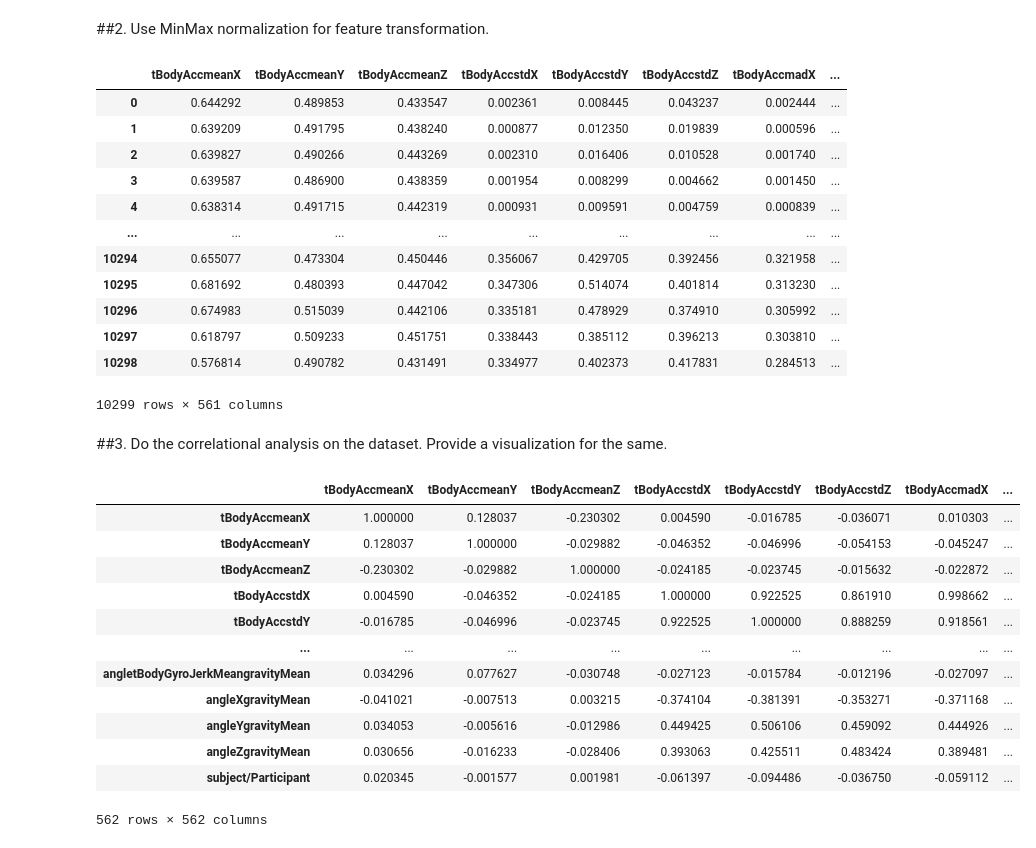
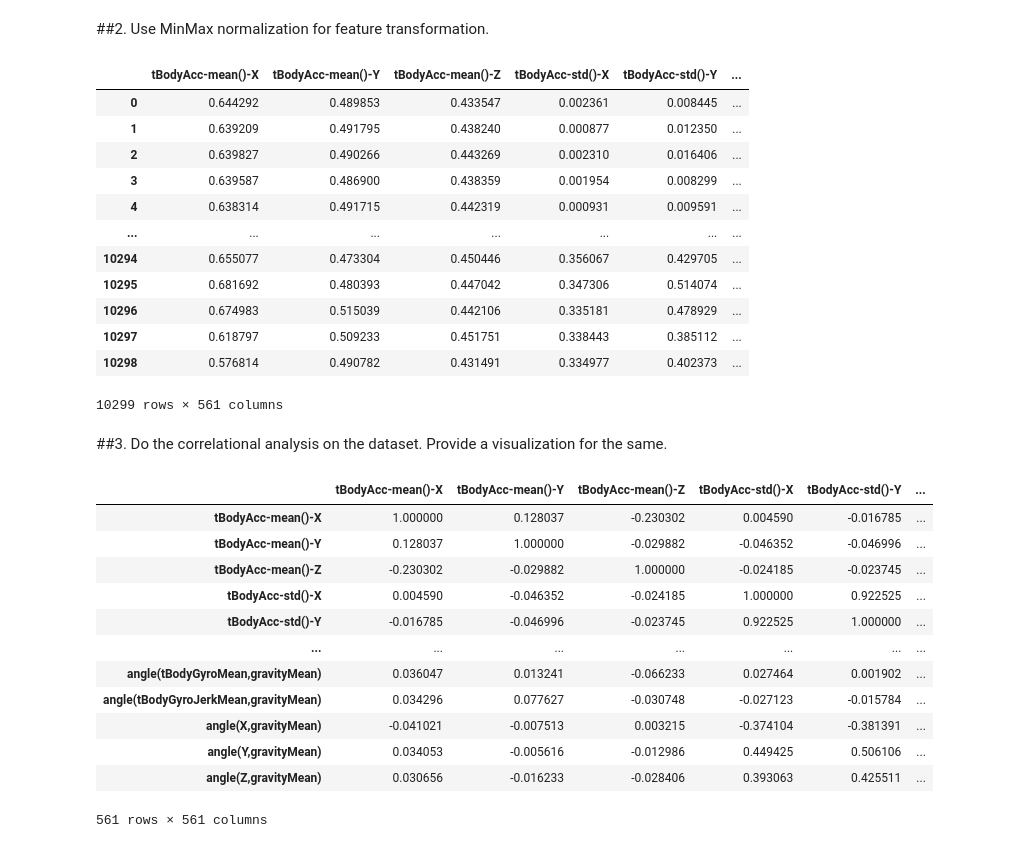
Before and after one commit to mshamesh/HumanActivityRecognition, a Jupyter notebook: Smartphones_assignment.ipynb, the cells around one changed output. Saved outputs shown, nothing was run; the diff lists cells and outputs as text; code cells hidden in the pictures.

```diff
--- a/Smartphones_assignment.ipynb
+++ b/Smartphones_assignment.ipynb
@@ -25,7 +52,7 @@ Drive already mounted at /content/drive; to attempt to forcibly remount, call dr
 # %%
 #To read data from data set
 
-activity_data = pd.read_csv("/content/drive/MyDrive/Human_activity_Dataset (1).csv")
+activity_data = pd.read_csv("/content/drive/MyDrive/Human_activity_Dataset.csv")
 activity_data.head(2)
 # %% [output]
 |  | tBodyAcc-mean()-X | tBodyAcc-mean()-Y | tBodyAcc-mean()-Z | tBodyAcc-std()-X | tBodyAcc-std()-Y | ... |
@@ -312,39 +340,39 @@ activity_data_copy.drop(
 normalized_df=(activity_data_copy-activity_data_copy.min())/(activity_data_copy.max()-activity_data_copy.min())
 normalized_df
 # %% [output]
-|  | tBodyAccmeanX | tBodyAccmeanY | tBodyAccmeanZ | tBodyAccstdX | tBodyAccstdY | tBodyAccstdZ | tBodyAccmadX | ... |
-| 0 | 0.644292 | 0.489853 | 0.433547 | 0.002361 | 0.008445 | 0.043237 | 0.002444 | ... |
-| 1 | 0.639209 | 0.491795 | 0.438240 | 0.000877 | 0.012350 | 0.019839 | 0.000596 | ... |
-| 2 | 0.639827 | 0.490266 | 0.443269 | 0.002310 | 0.016406 | 0.010528 | 0.001740 | ... |
-| 3 | 0.639587 | 0.486900 | 0.438359 | 0.001954 | 0.008299 | 0.004662 | 0.001450 | ... |
-| 4 | 0.638314 | 0.491715 | 0.442319 | 0.000931 | 0.009591 | 0.004759 | 0.000839 | ... |
-| ... | ... | ... | ... | ... | ... | ... | ... | ... |
-| 10294 | 0.655077 | 0.473304 | 0.450446 | 0.356067 | 0.429705 | 0.392456 | 0.321958 | ... |
-| 10295 | 0.681692 | 0.480393 | 0.447042 | 0.347306 | 0.514074 | 0.401814 | 0.313230 | ... |
-| 10296 | 0.674983 | 0.515039 | 0.442106 | 0.335181 | 0.478929 | 0.374910 | 0.305992 | ... |
-| 10297 | 0.618797 | 0.509233 | 0.451751 | 0.338443 | 0.385112 | 0.396213 | 0.303810 | ... |
-| 10298 | 0.576814 | 0.490782 | 0.431491 | 0.334977 | 0.402373 | 0.417831 | 0.284513 | ... |
+|  | tBodyAcc-mean()-X | tBodyAcc-mean()-Y | tBodyAcc-mean()-Z | tBodyAcc-std()-X | tBodyAcc-std()-Y | ... |
+| 0 | 0.644292 | 0.489853 | 0.433547 | 0.002361 | 0.008445 | ... |
+| 1 | 0.639209 | 0.491795 | 0.438240 | 0.000877 | 0.012350 | ... |
+| 2 | 0.639827 | 0.490266 | 0.443269 | 0.002310 | 0.016406 | ... |
+| 3 | 0.639587 | 0.486900 | 0.438359 | 0.001954 | 0.008299 | ... |
+| 4 | 0.638314 | 0.491715 | 0.442319 | 0.000931 | 0.009591 | ... |
+| ... | ... | ... | ... | ... | ... | ... |
+| 10294 | 0.655077 | 0.473304 | 0.450446 | 0.356067 | 0.429705 | ... |
+| 10295 | 0.681692 | 0.480393 | 0.447042 | 0.347306 | 0.514074 | ... |
+| 10296 | 0.674983 | 0.515039 | 0.442106 | 0.335181 | 0.478929 | ... |
+| 10297 | 0.618797 | 0.509233 | 0.451751 | 0.338443 | 0.385112 | ... |
+| 10298 | 0.576814 | 0.490782 | 0.431491 | 0.334977 | 0.402373 | ... |
 10299 rows × 561 columns
 # %% [markdown]
 ##3. Do the correlational analysis on the dataset. Provide a visualization for the same.
 # %%
 # To calculate correlation between varables
 
-activity_data.corr()
+normalized_df.corr()
 # %% [output]
-|  | tBodyAccmeanX | tBodyAccmeanY | tBodyAccmeanZ | tBodyAccstdX | tBodyAccstdY | tBodyAccstdZ | tBodyAccmadX | ... |
-| tBodyAccmeanX | 1.000000 | 0.128037 | -0.230302 | 0.004590 | -0.016785 | -0.036071 | 0.010303 | ... |
-| tBodyAccmeanY | 0.128037 | 1.000000 | -0.029882 | -0.046352 | -0.046996 | -0.054153 | -0.045247 | ... |
-| tBodyAccmeanZ | -0.230302 | -0.029882 | 1.000000 | -0.024185 | -0.023745 | -0.015632 | -0.022872 | ... |
-| tBodyAccstdX | 0.004590 | -0.046352 | -0.024185 | 1.000000 | 0.922525 | 0.861910 | 0.998662 | ... |
-| tBodyAccstdY | -0.016785 | -0.046996 | -0.023745 | 0.922525 | 1.000000 | 0.888259 | 0.918561 | ... |
-| ... | ... | ... | ... | ... | ... | ... | ... | ... |
-| angletBodyGyroJerkMeangravityMean | 0.034296 | 0.077627 | -0.030748 | -0.027123 | -0.015784 | -0.012196 | -0.027097 | ... |
-| angleXgravityMean | -0.041021 | -0.007513 | 0.003215 | -0.374104 | -0.381391 | -0.353271 | -0.371168 | ... |
-| angleYgravityMean | 0.034053 | -0.005616 | -0.012986 | 0.449425 | 0.506106 | 0.459092 | 0.444926 | ... |
-| angleZgravityMean | 0.030656 | -0.016233 | -0.028406 | 0.393063 | 0.425511 | 0.483424 | 0.389481 | ... |
-| subject/Participant | 0.020345 | -0.001577 | 0.001981 | -0.061397 | -0.094486 | -0.036750 | -0.059112 | ... |
+|  | tBodyAcc-mean()-X | tBodyAcc-mean()-Y | tBodyAcc-mean()-Z | tBodyAcc-std()-X | tBodyAcc-std()-Y | ... |
+| tBodyAcc-mean()-X | 1.000000 | 0.128037 | -0.230302 | 0.004590 | -0.016785 | ... |
+| tBodyAcc-mean()-Y | 0.128037 | 1.000000 | -0.029882 | -0.046352 | -0.046996 | ... |
+| tBodyAcc-mean()-Z | -0.230302 | -0.029882 | 1.000000 | -0.024185 | -0.023745 | ... |
+| tBodyAcc-std()-X | 0.004590 | -0.046352 | -0.024185 | 1.000000 | 0.922525 | ... |
+| tBodyAcc-std()-Y | -0.016785 | -0.046996 | -0.023745 | 0.922525 | 1.000000 | ... |
+| ... | ... | ... | ... | ... | ... | ... |
+| angle(tBodyGyroMean,gravityMean) | 0.036047 | 0.013241 | -0.066233 | 0.027464 | 0.001902 | ... |
+| angle(tBodyGyroJerkMean,gravityMean) | 0.034296 | 0.077627 | -0.030748 | -0.027123 | -0.015784 | ... |
+| angle(X,gravityMean) | -0.041021 | -0.007513 | 0.003215 | -0.374104 | -0.381391 | ... |
+| angle(Y,gravityMean) | 0.034053 | -0.005616 | -0.012986 | 0.449425 | 0.506106 | ... |
+| angle(Z,gravityMean) | 0.030656 | -0.016233 | -0.028406 | 0.393063 | 0.425511 | ... |
-562 rows × 562 columns
+561 rows × 561 columns
 # %%
 # To visualise the correlation
 
```
Also changed, not shown: parts of 37 cells of this notebook.
